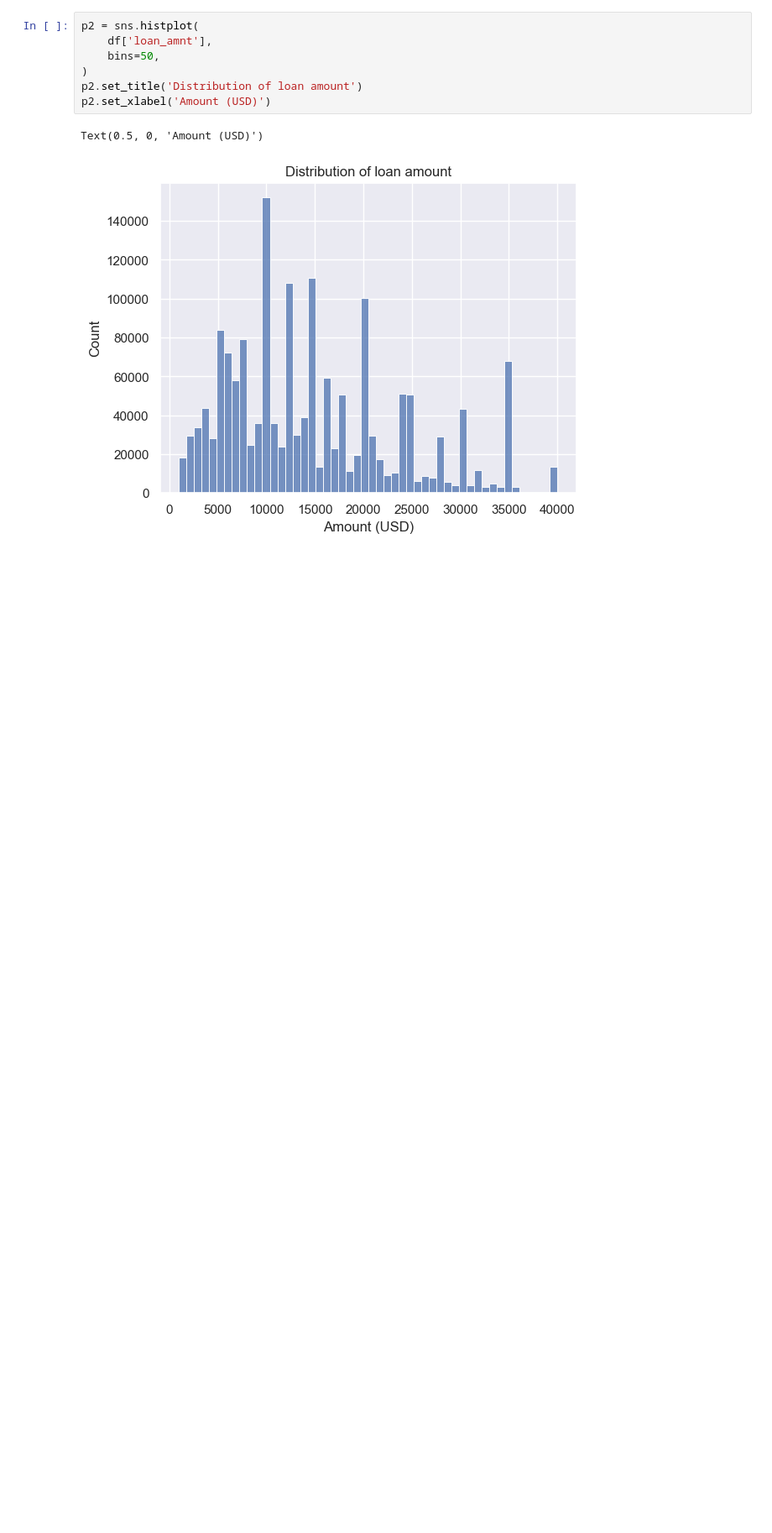
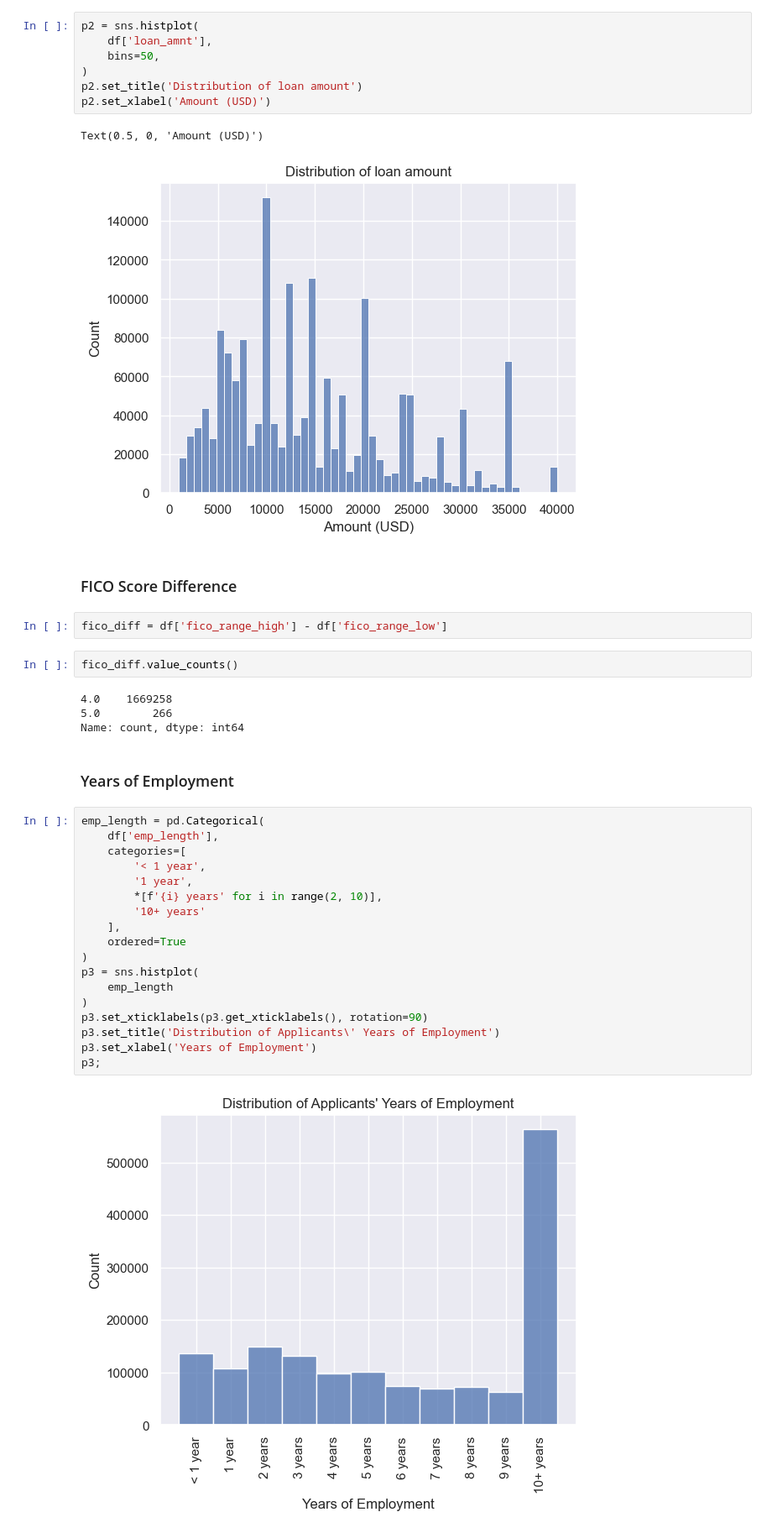
Before and after one commit to tkunanuntakij/lending-club-credit-risk-modeling, a Jupyter notebook: notebooks/01_eda.ipynb, the cells around one changed output. Shown at 84% size. Saved outputs shown, nothing was run; the diff lists cells and outputs as text; blank space fills up the shorter version.

```diff
--- a/notebooks/01_eda.ipynb
+++ b/notebooks/01_eda.ipynb
@@ -164,3 +163,35 @@ p2.set_xlabel('Amount (USD)')
 # %% [output]
 Text(0.5, 0, 'Amount (USD)')
 [figure]
+# %% [markdown]
+### FICO Score Difference
+# %%
+fico_diff = df['fico_range_high'] - df['fico_range_low']
+# %%
+fico_diff.value_counts()
+# %% [output]
+4.0    1669258
+5.0        266
+Name: count, dtype: int64
+# %% [markdown]
+### Years of Employment
+# %%
+emp_length = pd.Categorical(
+    df['emp_length'],
+    categories=[
+        '< 1 year',
+        '1 year',
+        *[f'{i} years' for i in range(2, 10)],
+        '10+ years'
+    ],
+    ordered=True
+)
+p3 = sns.histplot(
+    emp_length
+)
+p3.set_xticklabels(p3.get_xticklabels(), rotation=90)
+p3.set_title('Distribution of Applicants\' Years of Employment')
+p3.set_xlabel('Years of Employment')
+p3;
+# %% [output]
+[figure, added]
```
Also changed, not shown: parts of 25 cells of this notebook, 3 other files.
